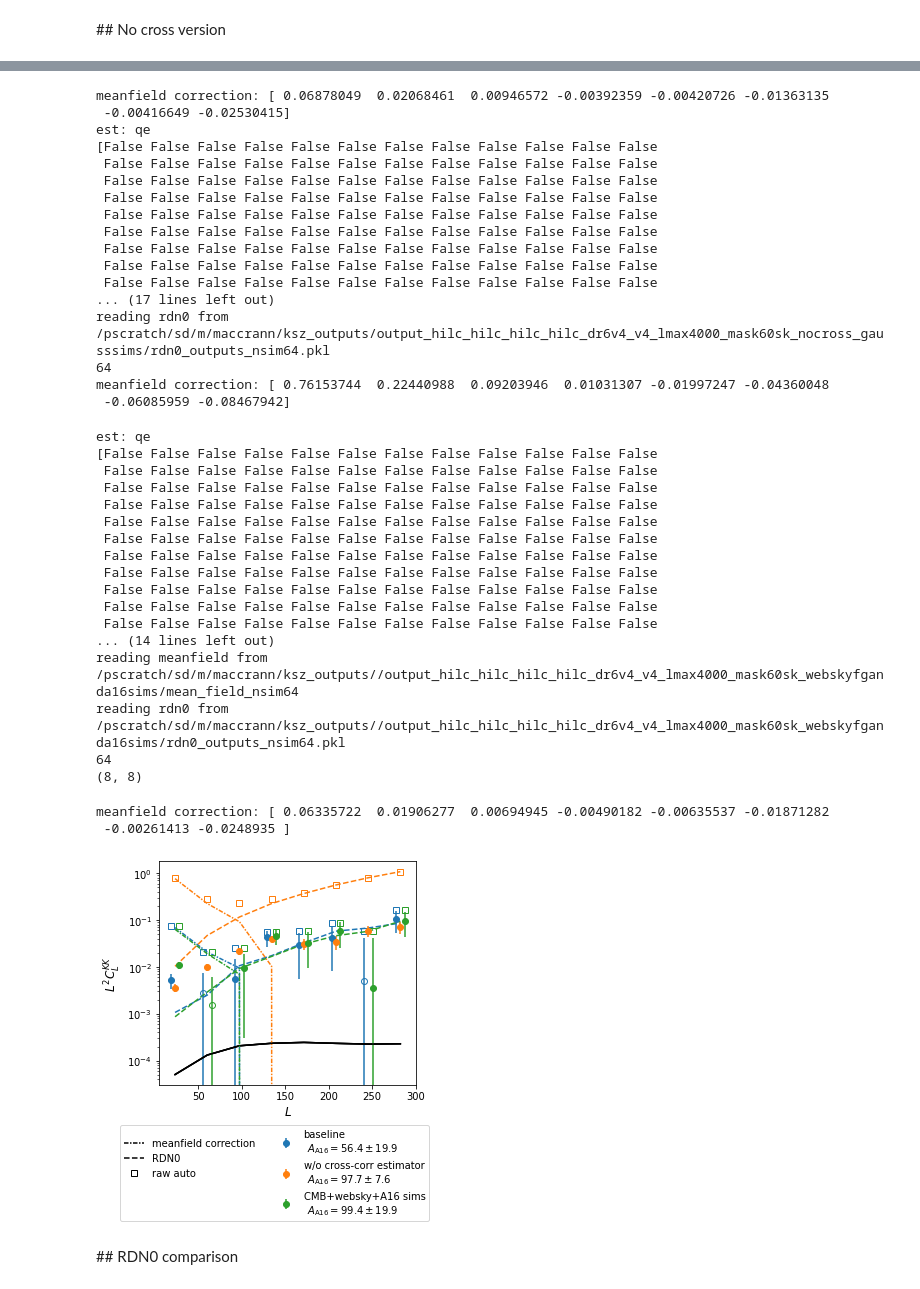
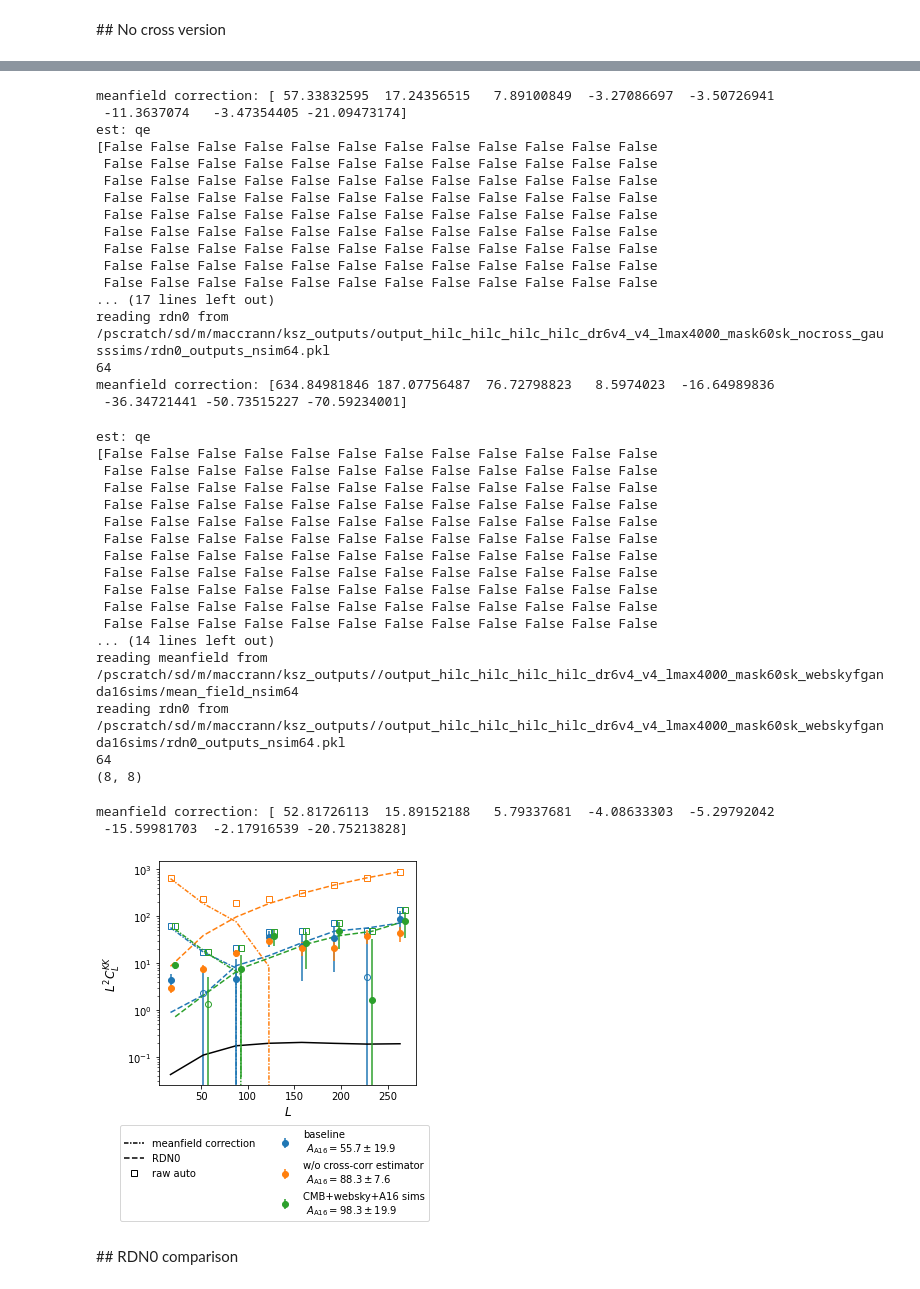
Before and after one commit to NiallMac/ksz2, a Jupyter notebook: plots/plot_dr6.ipynb, the cells around one changed output, grey strips where cells are left out. Cells and saved outputs as stored; diff of their text form; code cells hidden in the pictures.

```diff
--- a/plots/plot_dr6.ipynb
+++ b/plots/plot_dr6.ipynb
@@ -21,7 +21,7 @@ import pickle
 from plot_tools import *
 # %%
 log_binner=False
-binner = ClBinner(lmin=1, lmax=300, nbin=10, log=log_binner)
+binner = ClBinner(lmin=5, lmax=300, nbin=8, log=log_binner)
 # %%
 ## also add theory
 outputs_dir='/pscratch/sd/m/maccrann/cmb/fg_outputs'
@@ -1669,7 +1686,7 @@ plot_clKK(ax, d4000,
           label="baseline",
            yscale=yscale,  lpower=lpower,
           meanfield_dir="mean_field_nsim64", plot_rdn0=plot_rdn0, plot_mcn0=plot_mcn0,
-          offsets = offsets[0], divide_by_uL=divide_by_uL,
+          add_offset = offsets[0], divide_by_uL=divide_by_uL,
          add_to_err=0., #binner(fg_terms_iici["trispectrum_qe"]),
          plot_meanfield=plot_meanfield, plot_raw_auto=plot_raw_auto, check_auto=check_auto,
         plot_meanfield_correction=plot_meanfield_correction, plot_theory=plot_theory,
@@ -1684,10 +1701,10 @@ plot_clKK(ax, d4000_nocross,
           label="w/o cross-corr estimator",
            yscale=yscale,  lpower=lpower,
           meanfield_dir="mean_field_nsim64", plot_rdn0=plot_rdn0, plot_mcn0=plot_mcn0,
-          offsets = offsets[1], divide_by_uL=divide_by_uL,
+          add_offset = offsets[1], divide_by_uL=divide_by_uL,
          add_to_err=0., #binner(fg_terms_iici["trispectrum_qe"]),
          plot_meanfield=plot_meanfield, plot_raw_auto=plot_raw_auto,check_auto=check_auto,
-        plot_meanfield_correction=plot_meanfield_correction, plot_theory=plot_theory,
+        plot_meanfield_correction=plot_meanfield_correction, plot_theory=False,
           no_cross=True,
          transfer_func=0.94)
 
@@ -1697,10 +1714,10 @@ plot_clKK(ax, d400_theorysims,
           label="CMB+websky+A16 sims",
            yscale=yscale,  lpower=lpower,
           meanfield_dir="mean_field_nsim64", plot_rdn0=plot_rdn0, plot_mcn0=plot_mcn0,
-          offsets = offsets[2], divide_by_uL=divide_by_uL,
+          add_offset = offsets[2], divide_by_uL=divide_by_uL,
          add_to_err=0., #binner(fg_terms_iici["trispectrum_qe"]),
          plot_meanfield=plot_meanfield, plot_raw_auto=plot_raw_auto,
-        plot_meanfield_correction=plot_meanfield_correction, plot_theory=plot_theory,check_auto=check_auto,
+        plot_meanfield_correction=plot_meanfield_correction, plot_theory=False,check_auto=check_auto,
           sim_CLKKs_file="/pscratch/sd/m/maccrann/ksz_outputs/sim_e2e_test/output_auto_config_lmax4000_hilc_hilc_hilc_hilc/output_auto_config_lmax4000_hilc_hilc_hilc_hilc_CLKKs_nsim128.npy",
          transfer_func=0.94)
 
@@ -1755,7 +1772,9 @@ fig.tight_layout()
 
 plt.subplots_adjust(bottom=0.35, right=0.9)
 
-filename="CLKK_dr6_biases_v4_nocross.png"
+new_plot_dir="new_plots"
+
+filename=opj(new_plot_dir, "CLKK_dr6_biases_v4_nocross.png")
 fig.savefig(filename, dpi=300, bbox_extra_artists=(lg,))
 # %% [output]
 est: qe
@@ -1775,43 +1794,43 @@ reading meanfield from /pscratch/sd/m/maccrann/ksz_outputs/output_hilc_hilc_hilc
 reading rdn0 from /pscratch/sd/m/maccrann/ksz_outputs/output_hilc_hilc_hilc_hilc_dr6v4_v4_lmax4000_mask60sk_noisysims/rdn0_outputs_nsim64.pkl
 64
 (8, 8)
-meanfield correction: [ 0.06878049  0.02068461  0.00946572 -0.00392359 -0.00420726 -0.01363135
- -0.00416649 -0.02530415]
+meanfield correction: [ 57.33832595  17.24356515   7.89100849  -3.27086697  -3.50726941
+ -11.3637074   -3.47354405 -21.09473174]
 est: qe
 [False False False False False False False False False False False False
  False False False False False False False False False False False False
  False False False False False False False False False False False False
  False False False False False False False False False False False False
  False False False False False False False False False False False False
  False False False False False False False False False False False False
  False False False False False False False False False False False False
  False False False False False False False False False False False False
  False False False False False False False False False False False False
 ... (17 lines left out)
 reading rdn0 from /pscratch/sd/m/maccrann/ksz_outputs/output_hilc_hilc_hilc_hilc_dr6v4_v4_lmax4000_mask60sk_nocross_gausssims/rdn0_outputs_nsim64.pkl
 64
-meanfield correction: [ 0.76153744  0.22440988  0.09203946  0.01031307 -0.01997247 -0.04360048
- -0.06085959 -0.08467942]
+meanfield correction: [634.84981846 187.07756487  76.72798823   8.5974023  -16.64989836
+ -36.34721441 -50.73515227 -70.59234001]
 est: qe
 [False False False False False False False False False False False False
  False False False False False False False False False False False False
  False False False False False False False False False False False False
  False False False False False False False False False False False False
  False False False False False False False False False False False False
  False False False False False False False False False False False False
  False False False False False False False False False False False False
  False False False False False False False False False False False False
  False False False False False False False False False False False False
  False False False False False False False False False False False False
  False False False False False False False False False False False False
 ... (14 lines left out)
 reading meanfield from /pscratch/sd/m/maccrann/ksz_outputs//output_hilc_hilc_hilc_hilc_dr6v4_v4_lmax4000_mask60sk_webskyfganda16sims/mean_field_nsim64
 reading rdn0 from /pscratch/sd/m/maccrann/ksz_outputs//output_hilc_hilc_hilc_hilc_dr6v4_v4_lmax4000_mask60sk_webskyfganda16sims/rdn0_outputs_nsim64.pkl
 64
 (8, 8)
-meanfield correction: [ 0.06335722  0.01906277  0.00694945 -0.00490182 -0.00635537 -0.01871282
- -0.00261413 -0.0248935 ]
+meanfield correction: [ 52.81726113  15.89152188   5.79337681  -4.08633303  -5.29792042
+ -15.59981703  -2.17916539 -20.75213828]
-[figure, old version]
+[figure, new version]
 # %% [markdown]
 ## RDN0 comparison
 # %%
```
Also changed, not shown: parts of 6 cells of this notebook, 1 other file.
